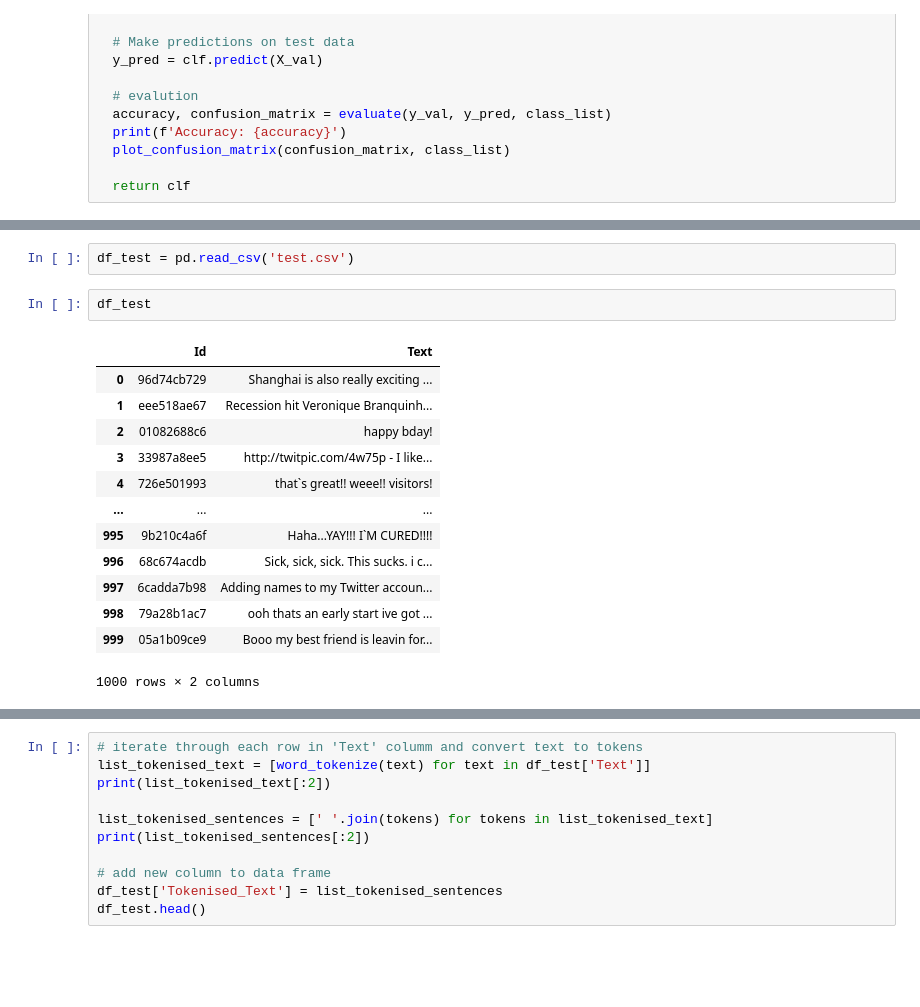
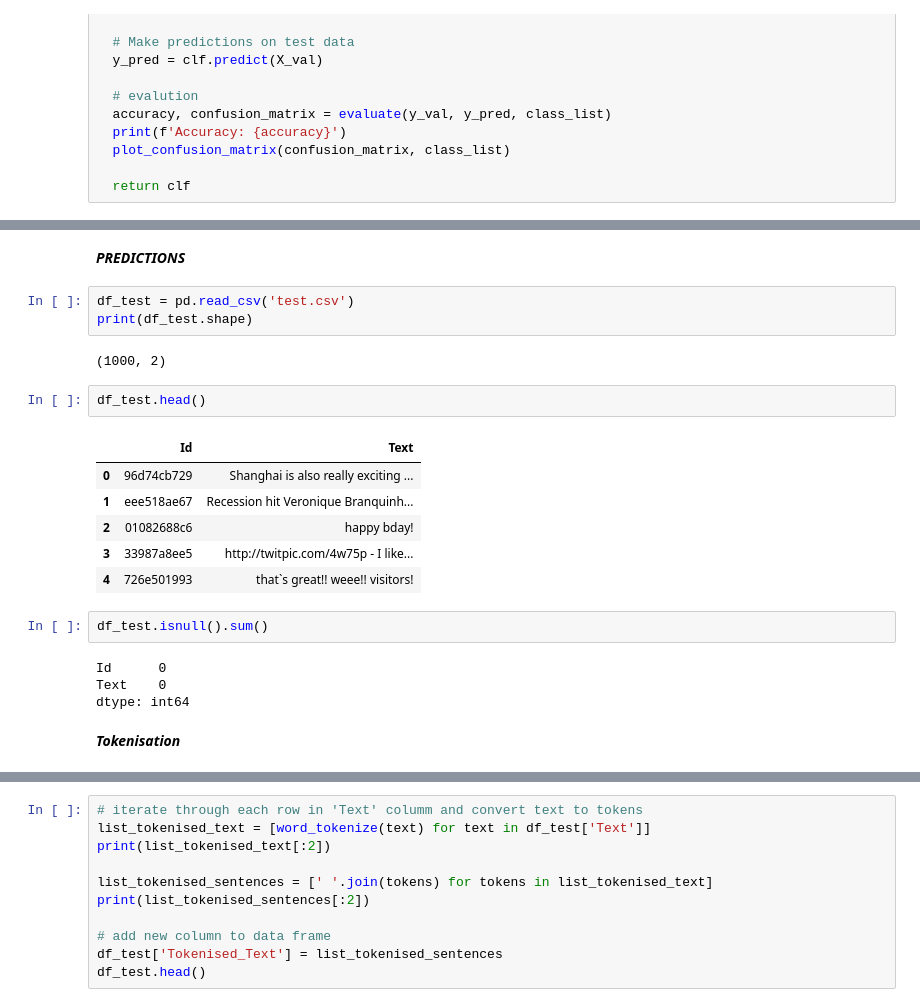
Before and after one commit to nirvanK11/Sentiment-analysis, a Jupyter notebook: NLP.ipynb, the cells around one changed output, grey strips where cells are left out. Cells and saved outputs as stored; diff of their text form; blank space fills up the shorter version.

```diff
--- a/NLP.ipynb
+++ b/NLP.ipynb
@@ -316,18 +365,24 @@ Accuracy: 0.8056630678345895
+# %% [markdown]
+***PREDICTIONS***
 # %%
 df_test = pd.read_csv('test.csv')
+print(df_test.shape)
+# %% [output]
+(1000, 2)
 # %%
-df_test
+df_test.head()
 # %% [output]
 |  | Id | Text |
 | 0 | 96d74cb729 | Shanghai is also really exciting ... |
 | 1 | eee518ae67 | Recession hit Veronique Branquinh... |
 | 2 | 01082688c6 | happy bday! |
 | 3 | 33987a8ee5 | http://twitpic.com/4w75p - I like... |
 | 4 | 726e501993 | that`s great!! weee!! visitors! |
-| ... | ... | ... |
-| 995 | 9b210c4a6f | Haha...YAY!!! I`M CURED!!!! |
-| 996 | 68c674acdb | Sick, sick, sick. This sucks. i c... |
-| 997 | 6cadda7b98 | Adding names to my Twitter accoun... |
-| 998 | 79a28b1ac7 | ooh thats an early start ive got ... |
-| 999 | 05a1b09ce9 | Booo my best friend is leavin for... |
-1000 rows × 2 columns
+# %%
+df_test.isnull().sum()
+# %% [output]
+Id      0
+Text    0
+dtype: int64
+# %% [markdown]
+***Tokenisation***
```
Also changed, not shown: parts of 64 cells of this notebook.
